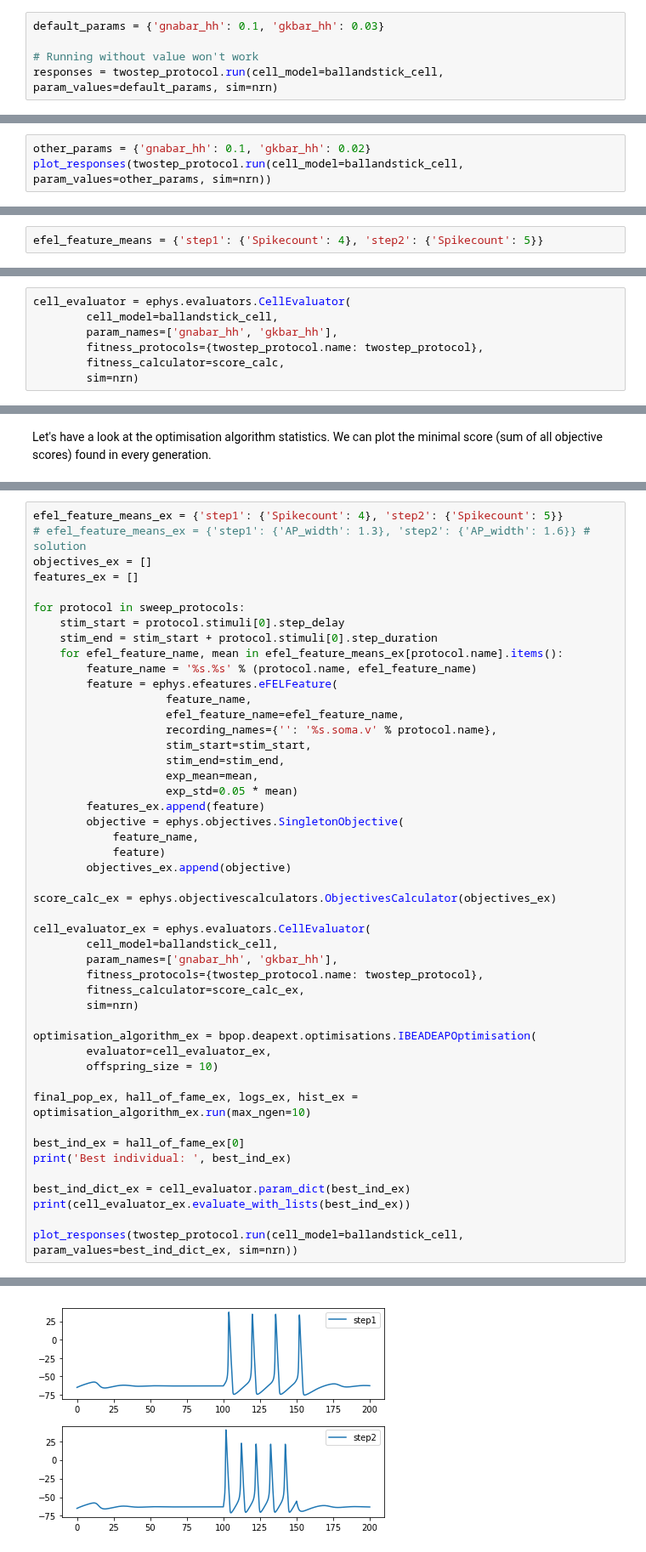
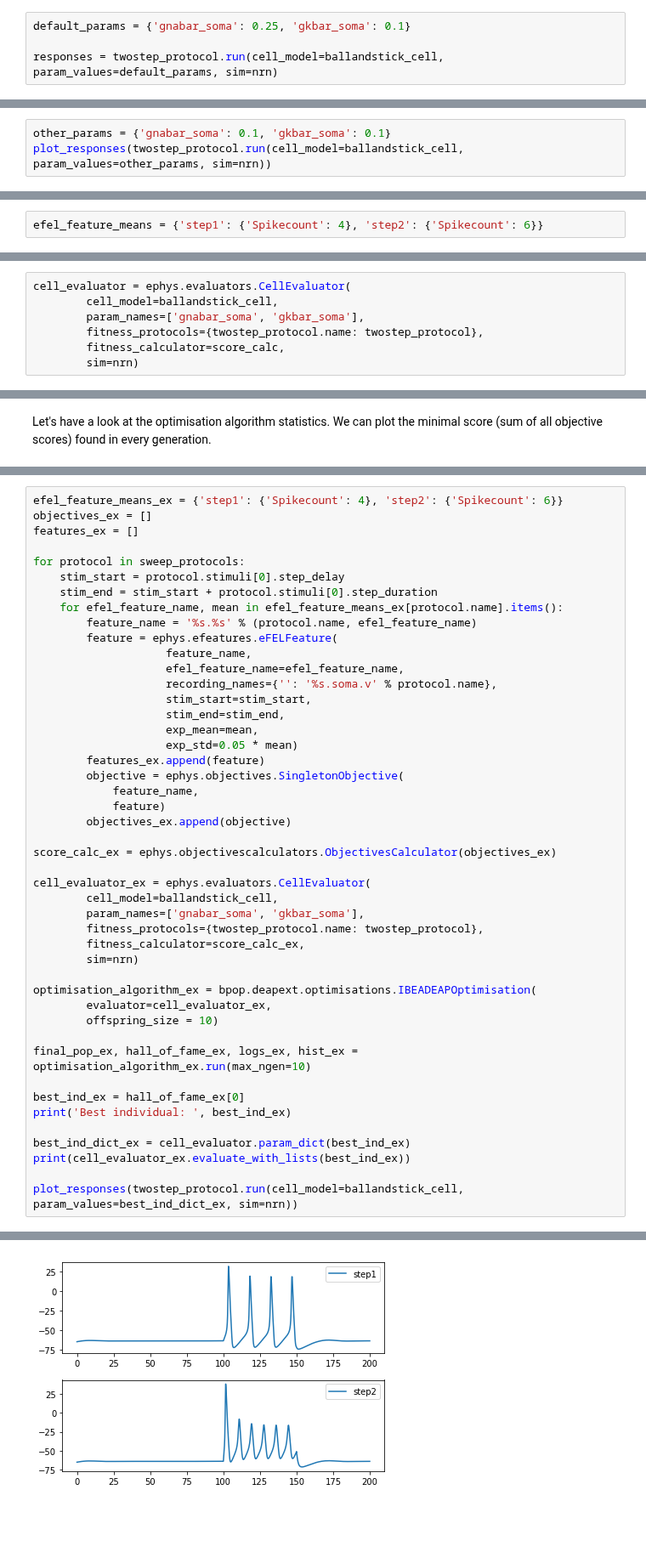
Before and after one commit to BlueBrain/MOOC-neurons-and-synapses-2017, a Jupyter notebook: ConstrModels/TutBallStickOpt/ballandstickopt.ipynb, the cells around one changed output, grey strips where cells are left out. Shown at 85% size. Saved outputs shown, nothing was run; the diff lists cells and outputs as text; blank space fills up the shorter version.

```diff
--- a/ConstrModels/TutBallStickOpt/ballandstickopt.ipynb
+++ b/ConstrModels/TutBallStickOpt/ballandstickopt.ipynb
@@ -184,9 +193,8 @@ nrn = ephys.simulators.NrnSimulator()
 # %% [markdown]
 The run() method of a protocol accepts a cell model, a set of parameter values and a simulator
 # %%
-default_params = {'gnabar_hh': 0.1, 'gkbar_hh': 0.03}
+default_params = {'gnabar_soma': 0.25, 'gkbar_soma': 0.1}
 
-# Running without value won't work
 responses = twostep_protocol.run(cell_model=ballandstick_cell, param_values=default_params, sim=nrn)
 # %% [markdown]
 Plotting the response traces is now easy:
@@ -206,6 +214,6 @@ plot_responses(responses)
 # %% [markdown]
 As you can see, when we use different parameter values, the response looks different.
 # %%
-other_params = {'gnabar_hh': 0.1, 'gkbar_hh': 0.02}
+other_params = {'gnabar_soma': 0.1, 'gkbar_soma': 0.1}
 plot_responses(twostep_protocol.run(cell_model=ballandstick_cell, param_values=other_params, sim=nrn))
 # %% [output]
@@ -249,5 +260,5 @@ Let's first set our goal. Let's ask for 1 spike in the first trace, and 6 spikes
 # %%
-efel_feature_means = {'step1': {'Spikecount': 4}, 'step2': {'Spikecount': 5}}
+efel_feature_means = {'step1': {'Spikecount': 4}, 'step2': {'Spikecount': 6}}
 # %% [markdown]
 And then we define the eFELFeature and Objective objects:
 # %%
@@ -283,7 +294,7 @@ Combining everything together we have a CellEvaluator. The CellEvaluator constru
 # %%
 cell_evaluator = ephys.evaluators.CellEvaluator(
         cell_model=ballandstick_cell,
-        param_names=['gnabar_hh', 'gkbar_hh'],
+        param_names=['gnabar_soma', 'gkbar_soma'],
         fitness_protocols={twostep_protocol.name: twostep_protocol},
         fitness_calculator=score_calc,
         sim=nrn)
@@ -380,8 +398,7 @@ Change the code in such a way that instead of the Spikecount feature, we search
 
 Send us back the scores of the best individual found by the algorithm
 # %%
-efel_feature_means_ex = {'step1': {'Spikecount': 4}, 'step2': {'Spikecount': 5}}
-# efel_feature_means_ex = {'step1': {'AP_width': 1.3}, 'step2': {'AP_width': 1.6}} # solution
+efel_feature_means_ex = {'step1': {'Spikecount': 4}, 'step2': {'Spikecount': 6}}
 objectives_ex = []
 features_ex = []
 
@@ -408,7 +425,7 @@ score_calc_ex = ephys.objectivescalculators.ObjectivesCalculator(objectives_ex)
 
 cell_evaluator_ex = ephys.evaluators.CellEvaluator(
         cell_model=ballandstick_cell,
-        param_names=['gnabar_hh', 'gkbar_hh'],
+        param_names=['gnabar_soma', 'gkbar_soma'],
         fitness_protocols={twostep_protocol.name: twostep_protocol},
         fitness_calculator=score_calc_ex,
         sim=nrn)
@@ -431,2 +448,2 @@ plot_responses(twostep_protocol.run(cell_model=ballandstick_cell, param_values=b
 [0.0, 0.0]
-[figure, old version]
+[figure, new version]
```
Also changed, not shown: parts of 47 cells of this notebook, 5 other files.
